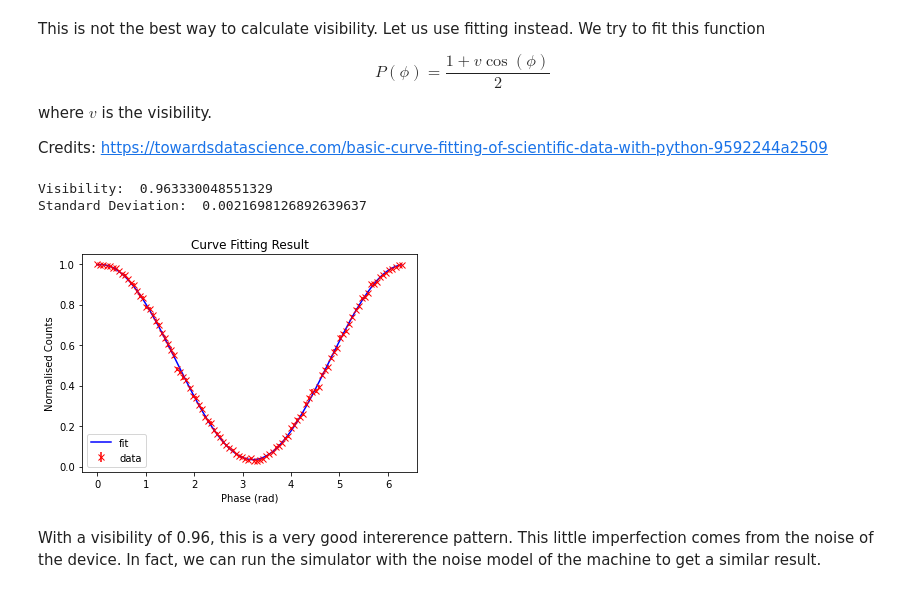
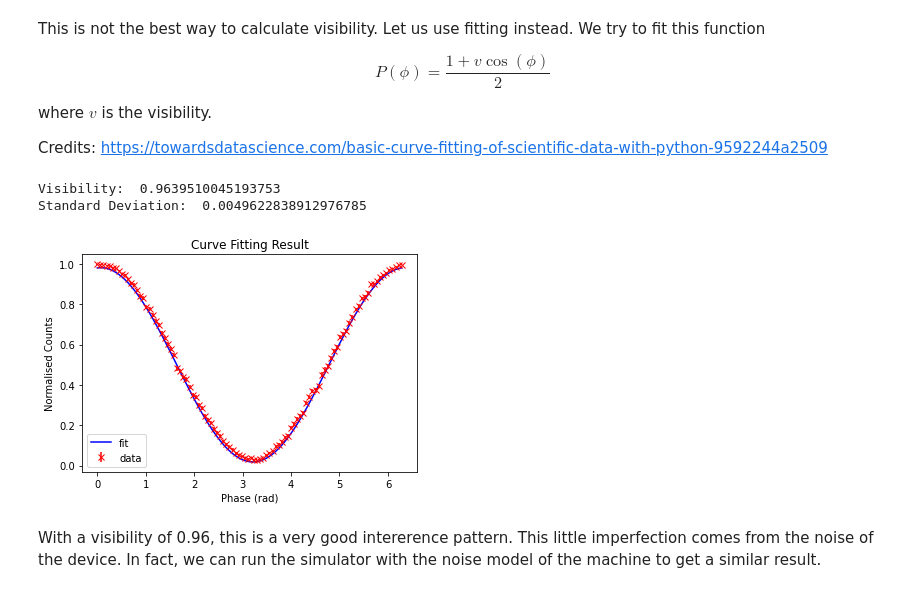
Before and after one commit to PeterSidajaya/PC5228-analysis, a Jupyter notebook: PC5228_analysis.ipynb, the cells around one changed output. Saved outputs shown, nothing was run; the diff lists cells and outputs as text; code cells hidden in the pictures.

```diff
--- a/PC5228_analysis.ipynb
+++ b/PC5228_analysis.ipynb
@@ -64,29 +64,29 @@ where $v$ is the visibility.
 
 Credits: https://towardsdatascience.com/basic-curve-fitting-of-scientific-data-with-python-9592244a2509
 # %%
-def fit(x, v, d1, d2):
-    return 1/2 * (1 + v * np.cos(x + d1)) + d2
+def fit(x, v, d):
+    return 1/2 * (1 + v * np.cos(x + d))
 
 # Fit the data
-pars, cov = curve_fit(f=fit, xdata=phases, ydata=counts_0/2048, p0=[100, 0, 0], bounds=(-np.inf, np.inf))
+pars, cov = curve_fit(f=fit, xdata=phases, ydata=counts_0/2048, p0=[100, 0], bounds=(-np.inf, np.inf))
 
 # Get the standard deviations of the parameters (square roots of the # diagonal of the covariance)
 stdevs = np.sqrt(np.diag(cov))
 
 print("Visibility: ", pars[0])
 print("Standard Deviation: ", stdevs[0])
 
-plt.plot(phases, fit(phases, pars[0], pars[1], pars[2]), '-b', label='fit')
+plt.plot(phases, fit(phases, pars[0], pars[1]), '-b', label='fit')
 plt.errorbar(phases, counts_0/2048, yerr=err_counts_0, label='data', fmt='rx')
 plt.title('Curve Fitting Result')
 plt.xlabel('Phase (rad)')
 plt.ylabel('Normalised Counts')
 plt.legend(loc='best')
 plt.show()
 # %% [output]
-Visibility:  0.963330048551329
-Standard Deviation:  0.0021698126892639637
+Visibility:  0.9639510045193753
+Standard Deviation:  0.0049622838912976785
-[figure, old version]
+[figure, new version]
 # %% [markdown]
 With a visibility of 0.96, this is a very good intererence pattern. This little imperfection comes from the noise of the device. In fact, we can run the simulator with the noise model of the machine to get a similar result.
 # %%
```
Also changed, not shown: parts of 2 cells of this notebook, 2 other files.
